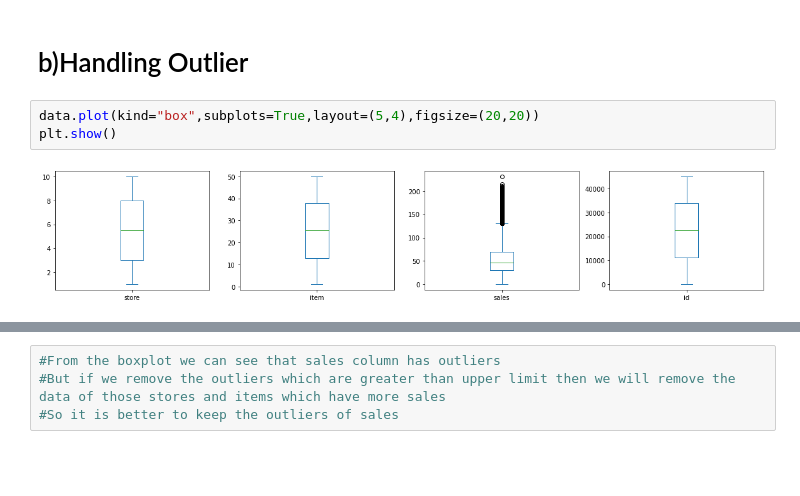
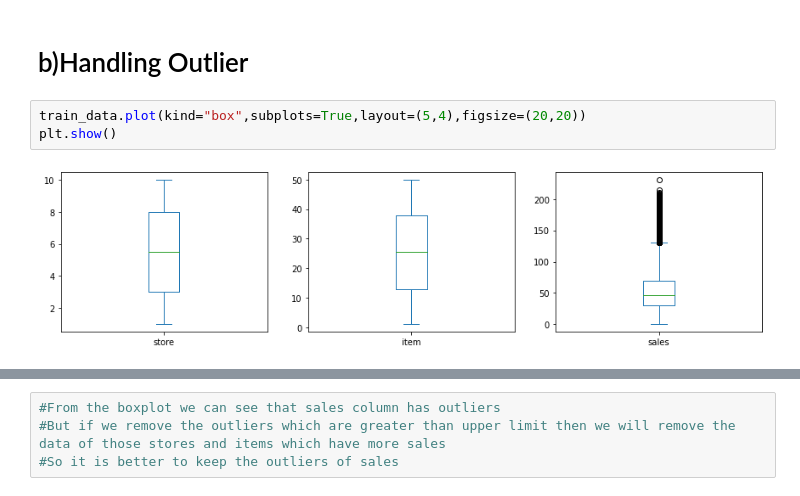
Before and after one commit to shilpaponnu143/internship, a Jupyter notebook: Forecasting.ipynb, the cells around one changed output, grey strips where cells are left out. Drawn from its saved outputs; the diff is of its cells as text; blank space fills up the shorter version.

```diff
--- a/Forecasting.ipynb
+++ b/Forecasting.ipynb
@@ -239,7 +243,7 @@ test_data.isna().sum().to_frame().style.bar(color="red")
 # %% [markdown]
 # b)Handling Outlier
 # %%
-data.plot(kind="box",subplots=True,layout=(5,4),figsize=(20,20))
+train_data.plot(kind="box",subplots=True,layout=(5,4),figsize=(20,20))
 plt.show()
 # %% [output]
-[figure, old version]
+[figure, new version]
```
Also changed, not shown: parts of 100 cells of this notebook.
